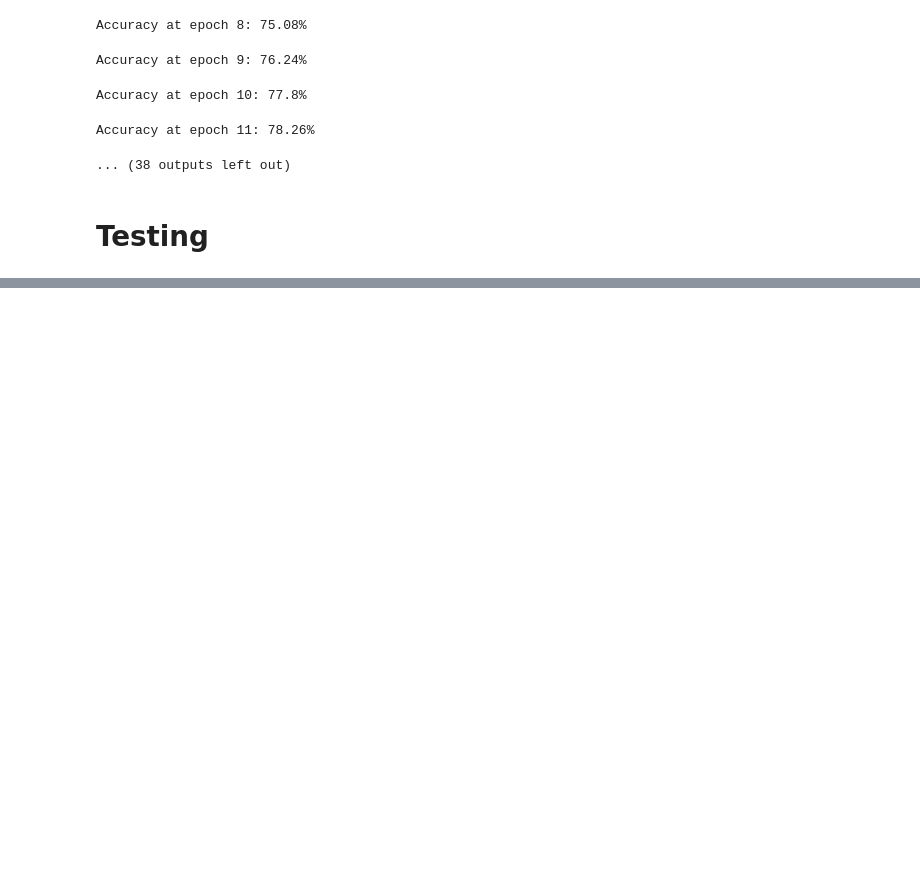
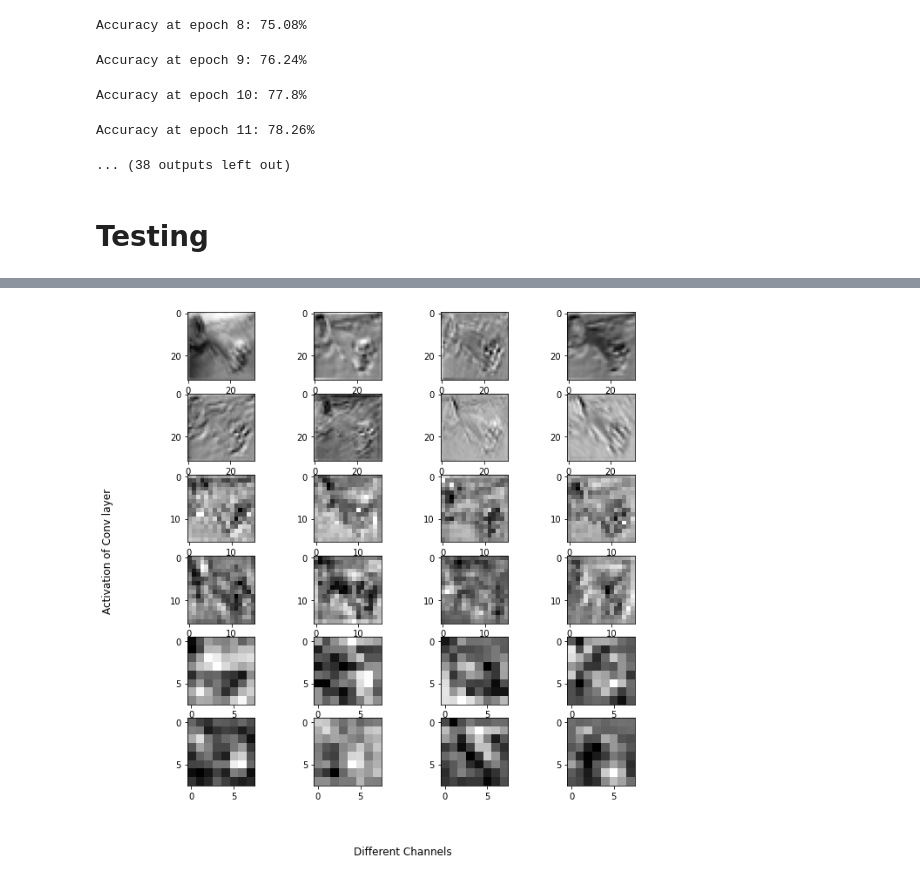
Before and after one commit to Dhagash4/CudaVision, a Jupyter notebook: assignment-3/CNNs.ipynb, the cells around one changed output, grey strips where cells are left out. Cells and saved outputs as stored; diff of their text form; code cells hidden in the pictures; blank space fills up the shorter version.

Commit message:
activation_visualization_added

```diff
--- a/assignment-3/CNNs.ipynb
+++ b/assignment-3/CNNs.ipynb
@@ -414,0 +431,25 @@ Accuracy at epoch 11: 78.26%
+# %%
+#Code from https://discuss.pytorch.org/t/visualize-feature-map/29597/6 {PyTorch Forum}
+activation = {}
+model.conv_net[0].register_forward_hook(get_activation('activation_conv1_1'))
+model.conv_net[3].register_forward_hook(get_activation('activation_conv1_2'))
+model.conv_net[7].register_forward_hook(get_activation('activation_conv2_1'))
+model.conv_net[10].register_forward_hook(get_activation('activation_conv2_2'))
+model.conv_net[14].register_forward_hook(get_activation('activation_conv3_1'))
+model.conv_net[17].register_forward_hook(get_activation('activation_conv3_2'))
+
+output = model(images[0].unsqueeze(0).to(device))
+# print(output.shape)
+# %%
+num_plot = 4
+fig, axarr = plt.subplots(6, 4, figsize=(10, 10))
+fig.supxlabel('Different Channels')
+fig.supylabel('Activations of Conv layer')
+# fig.tight_layout()
+
+for cnt,(k, v) in zip(range(6),activation.items()):
+    act = activation[k].squeeze()
+    for idx in range(num_plot):
+        axarr[cnt,idx].imshow(act[idx].cpu().numpy(),cmap="gray")
+# %% [output]
+[figure, added]
```
Also changed, not shown: parts of 7 cells of this notebook.
